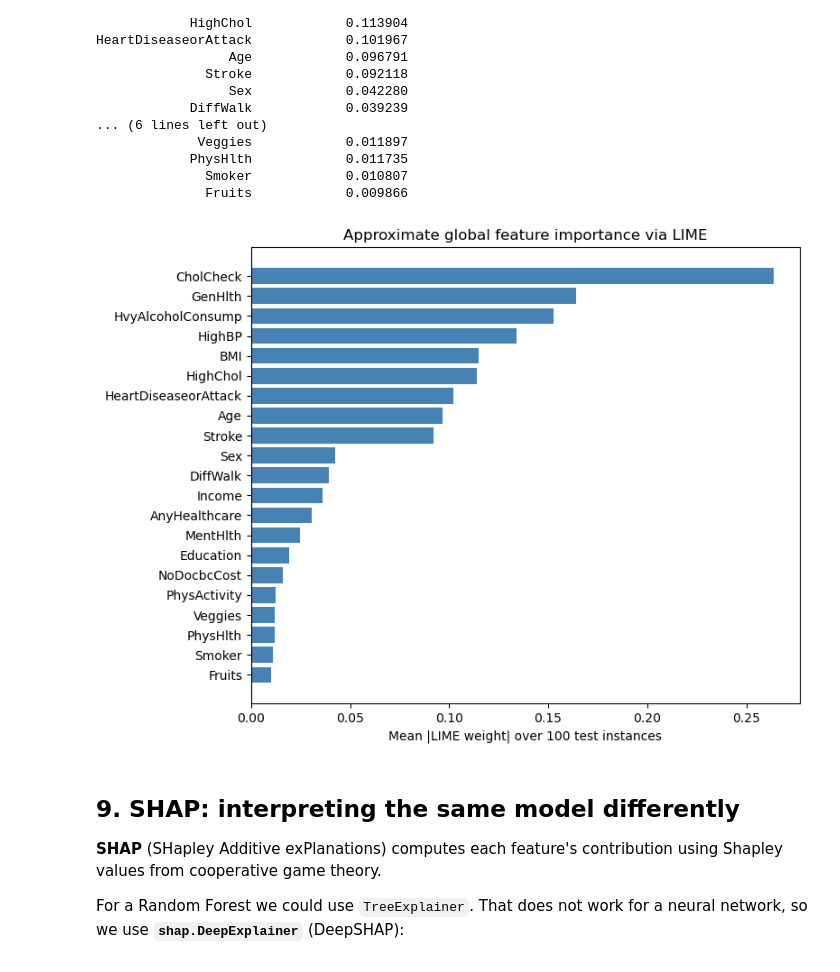
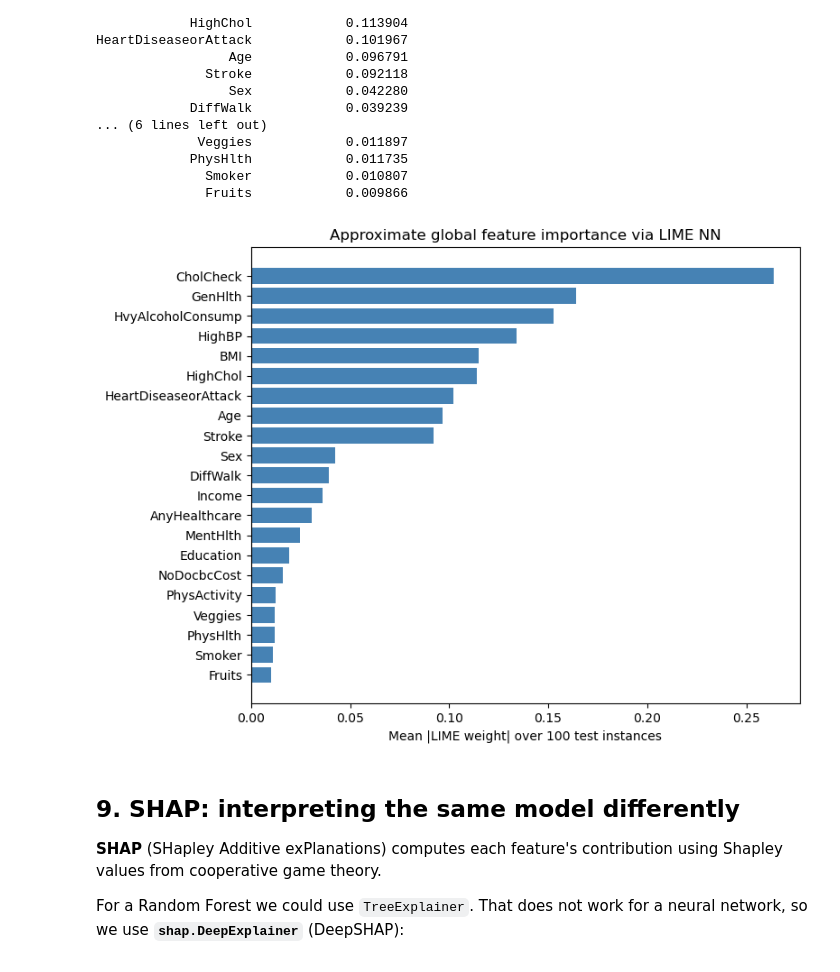
Before and after one commit to nosywe-byte/Project-1-XAI, a Jupyter notebook: NN analysis.ipynb, the cells around one changed output. Cells and saved outputs as stored; diff of their text form; code cells hidden in the pictures.

```diff
--- a/NN analysis.ipynb
+++ b/NN analysis.ipynb
@@ -357,12 +358,12 @@ HeartDiseaseorAttack            0.101967
 # %%
 fig, ax = plt.subplots(figsize=(8, 6))
 ax.barh(global_df['feature'][::-1], global_df['mean |LIME weight|'][::-1], color='steelblue')
 ax.set_xlabel(f'Mean |LIME weight| over {N_EXPLAIN} test instances')
-ax.set_title('Approximate global feature importance via LIME')
+ax.set_title('Approximate global feature importance via LIME NN')
 plt.tight_layout()
 plt.show()
 # %% [output]
-[figure, old version]
+[figure, new version]
 # %% [markdown]
 ## 9. SHAP: interpreting the same model differently
 
```
Also changed, not shown: parts of 6 cells of this notebook, 2 other files.
